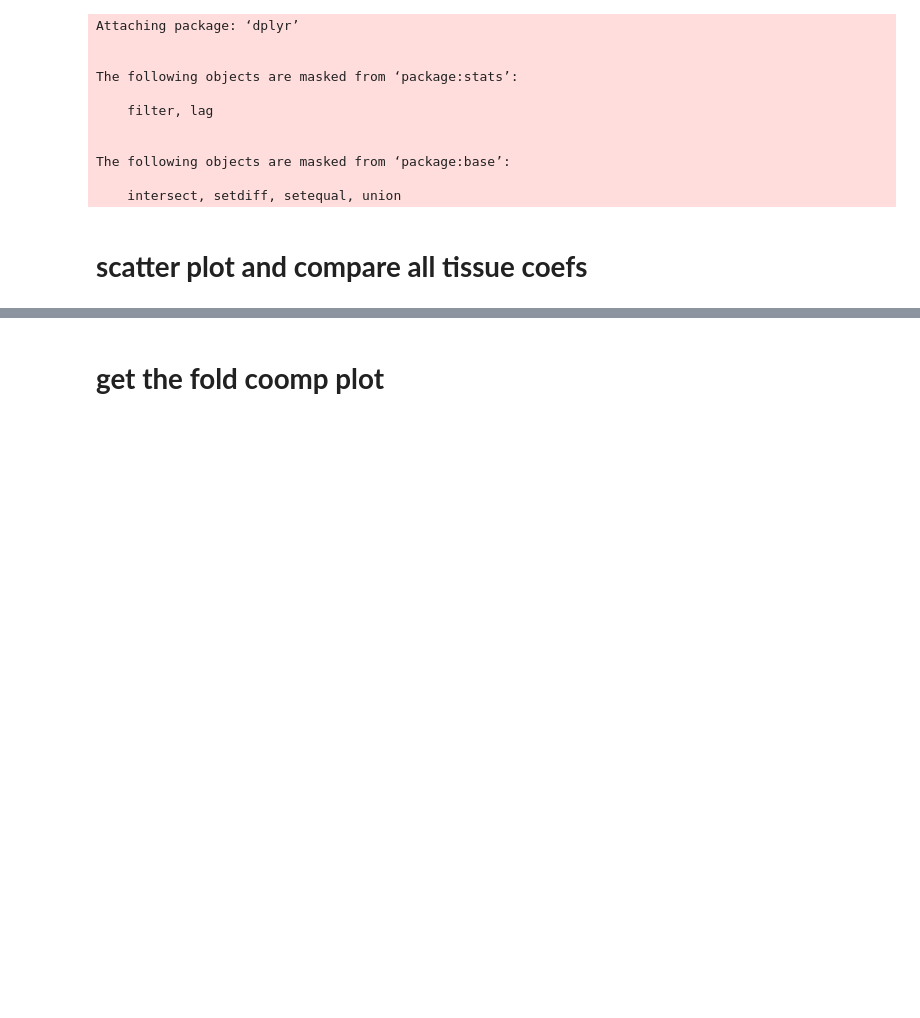
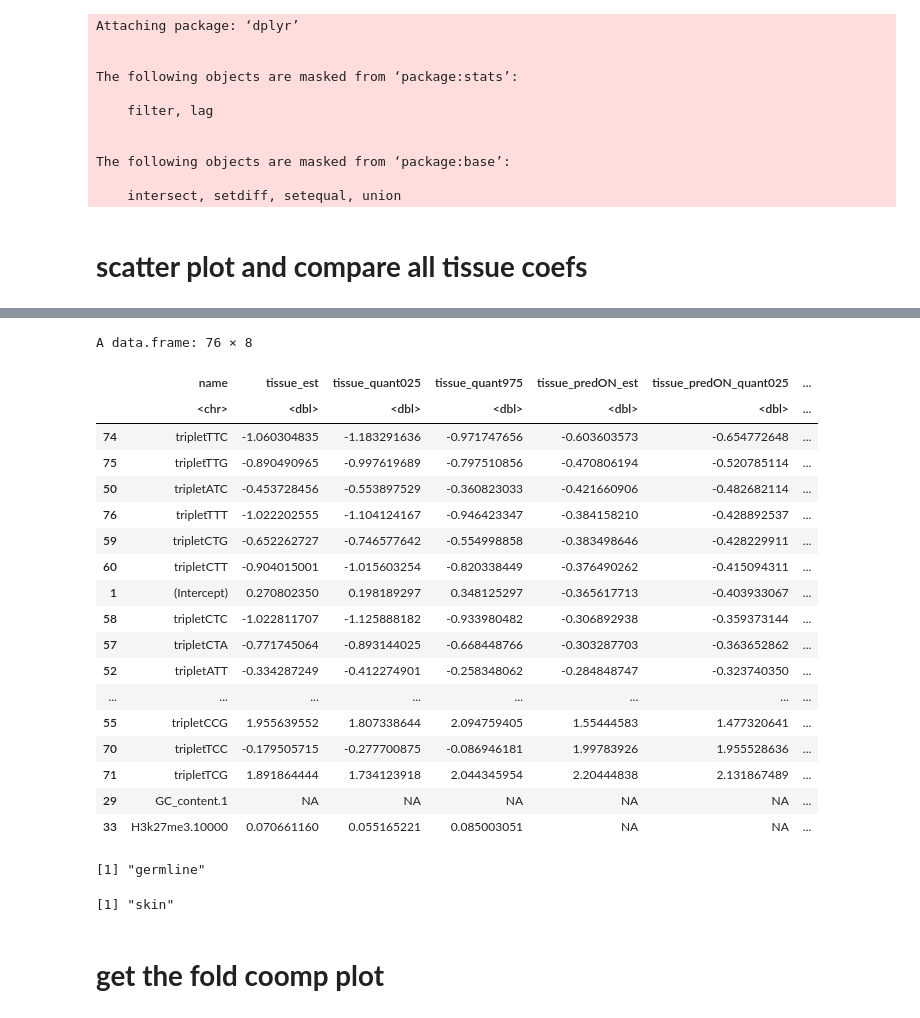
Before and after one commit to MadeleineOman/mutability, a Jupyter notebook: analysis/modules/plotting_coef/plotting_coef.ipynb, the cells around one changed output, grey strips where cells are left out. Saved outputs shown, nothing was run; the diff lists cells and outputs as text; code cells hidden in the pictures; blank space fills up the shorter version.

```diff
--- a/analysis/modules/plotting_coef/plotting_coef.ipynb
+++ b/analysis/modules/plotting_coef/plotting_coef.ipynb
@@ -18,3 +18,20 @@ The following objects are masked from ‘package:base’:
 # **scatter plot and compare all tissue coefs**
 # %%
 tmp_file_path = "../../../"
+# %%
+# args = commandArgs(trailingOnly=TRUE)
+# tissue = args[1]
+# tissue_predOn = args[2]
+# model_name = args[3]
+tissue = "germline"
+tissue_predOn = "blood"
+model_name = "model3"
+
+
+#reading in data
+if (tissue_predOn =="liver"){ #oif conditional as different files to compare to liver
+    tissue_coefs <- read.csv(paste(tmp_file_path,"data/",tissue,"/dataframes/",model_name,"/",tissue,"_onLiver_coefDF_bootstrap.csv",sep=""))
+}else{tissue_coefs <- read.csv(paste(tmp_file_path,"data/",tissue,"/dataframes/",model_name,"/",tissue,"_coefDF_bootstrap.csv",sep=""))}
+if (tissue=="liver"){
+   tissue_predOn_coefs <- read.csv(paste(tmp_file_path,"data/",tissue_predOn,"/dataframes/",model_name,"/",tissue_predOn,"_onLiver_coefDF_bootstrap.csv",sep=""))
+}else{tissue_predOn_coefs <- read.csv(paste(tmp_file_path,"data/",tissue_predOn,"/dataframes/",model_name,"/",tissue_predOn,"_coefDF_bootstrap.csv",sep=""))}
@@ -107,3 +147,31 @@ string_to_print = paste("r-squared is",summary(fit)$r.squared,sep=" ")
+# %%
+all_coefs[order(all_coefs$tissue_predON_est),]
+# %% [output]
+A data.frame: 76 × 8
+|  | name | tissue_est | tissue_quant025 | tissue_quant975 | tissue_predON_est | tissue_predON_quant025 | ... |
+|  | <chr> | <dbl> | <dbl> | <dbl> | <dbl> | <dbl> | ... |
+| 74 | tripletTTC | -1.060304835 | -1.183291636 | -0.971747656 | -0.603603573 | -0.654772648 | ... |
+| 75 | tripletTTG | -0.890490965 | -0.997619689 | -0.797510856 | -0.470806194 | -0.520785114 | ... |
+| 50 | tripletATC | -0.453728456 | -0.553897529 | -0.360823033 | -0.421660906 | -0.482682114 | ... |
+| 76 | tripletTTT | -1.022202555 | -1.104124167 | -0.946423347 | -0.384158210 | -0.428892537 | ... |
+| 59 | tripletCTG | -0.652262727 | -0.746577642 | -0.554998858 | -0.383498646 | -0.428229911 | ... |
+| 60 | tripletCTT | -0.904015001 | -1.015603254 | -0.820338449 | -0.376490262 | -0.415094311 | ... |
+| 1 | (Intercept) | 0.270802350 | 0.198189297 | 0.348125297 | -0.365617713 | -0.403933067 | ... |
+| 58 | tripletCTC | -1.022811707 | -1.125888182 | -0.933980482 | -0.306892938 | -0.359373144 | ... |
+| 57 | tripletCTA | -0.771745064 | -0.893144025 | -0.668448766 | -0.303287703 | -0.363652862 | ... |
+| 52 | tripletATT | -0.334287249 | -0.412274901 | -0.258348062 | -0.284848747 | -0.323740350 | ... |
+| ... | ... | ... | ... | ... | ... | ... | ... |
+| 55 | tripletCCG | 1.955639552 | 1.807338644 | 2.094759405 | 1.55444583 | 1.477320641 | ... |
+| 70 | tripletTCC | -0.179505715 | -0.277700875 | -0.086946181 | 1.99783926 | 1.955528636 | ... |
+| 71 | tripletTCG | 1.891864444 | 1.734123918 | 2.044345954 | 2.20444838 | 2.131867489 | ... |
+| 29 | GC_content.1 | NA | NA | NA | NA | NA | ... |
+| 33 | H3k27me3.10000 | 0.070661160 | 0.055165221 | 0.085003051 | NA | NA | ... |
+# %%
+tissue
+tissue_predOn
+# %% [output]
+[1] "germline"
+[1] "skin"
 # %% [markdown]
 # **get the fold coomp plot**
 # %%
```
Also changed, not shown: parts of 9 cells of this notebook, 2 other files.
